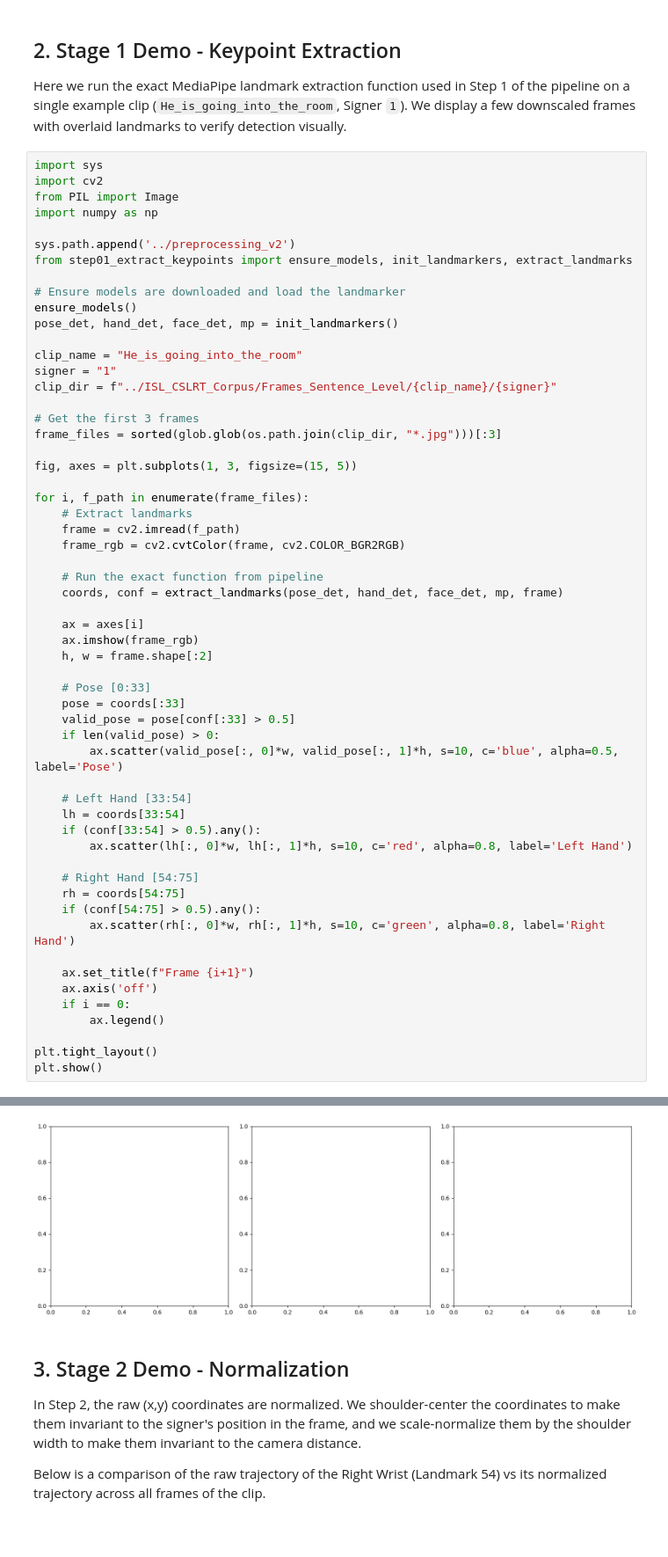
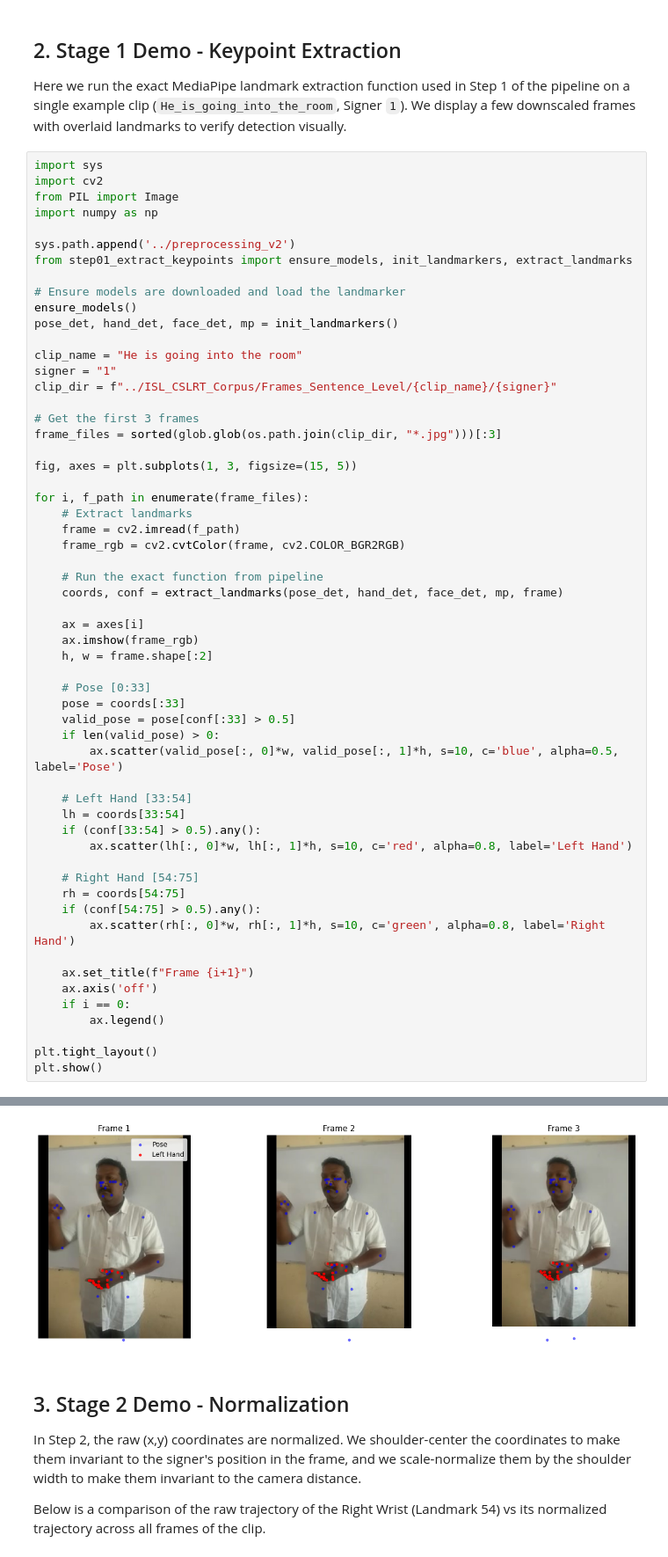
Before and after one commit to biplavbarua/ISL-CSLRT-Pipeline, a Jupyter notebook: notebooks/preprocessing_walkthrough.ipynb, the cells around one changed output, grey strips where cells are left out. Shown at 88% size. Cells and saved outputs as stored; diff of their text form; blank space fills up the shorter version.

Commit message:
Fix notebook: correct clip directory name and add interpolation to plot

```diff
--- a/notebooks/preprocessing_walkthrough.ipynb
+++ b/notebooks/preprocessing_walkthrough.ipynb
@@ -61,7 +61,7 @@ from step01_extract_keypoints import ensure_models, init_landmarkers, extract_la
 ensure_models()
 pose_det, hand_det, face_det, mp = init_landmarkers()
 
-clip_name = "He_is_going_into_the_room"
+clip_name = "He is going into the room"
 signer = "1"
 clip_dir = f"../ISL_CSLRT_Corpus/Frames_Sentence_Level/{clip_name}/{signer}"
 
@@ -124,4 +125,4 @@ W0000 00:00:1791182319.933531 2518279 inference_feedback_manager.cc:121] Feedbac
-[figure, old version]
+[figure, new version]
 # %% [markdown]
 ## 3. Stage 2 Demo - Normalization
 
```
Also changed, not shown: parts of 3 cells of this notebook, 1 other file.
